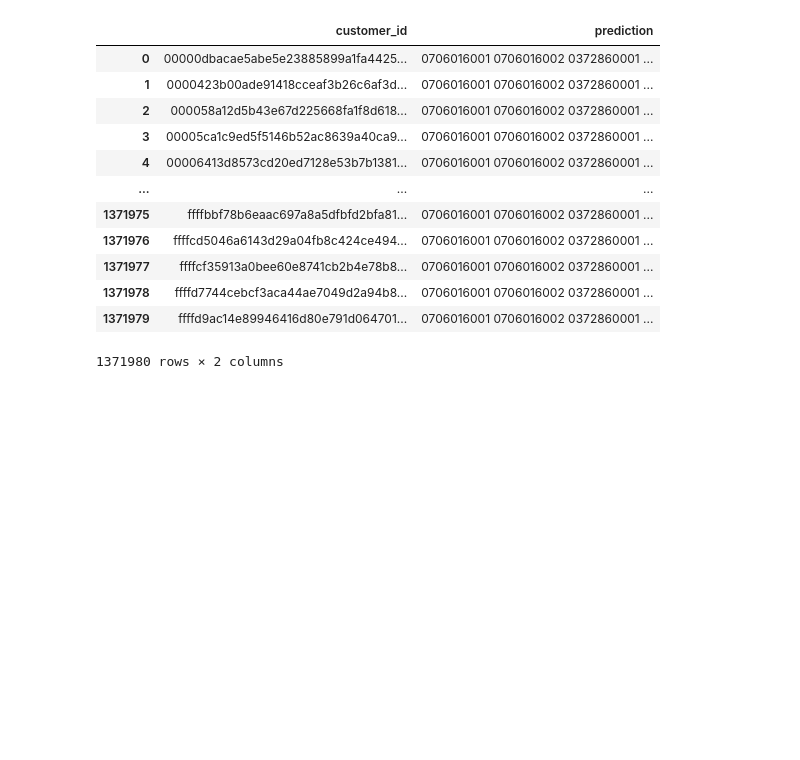
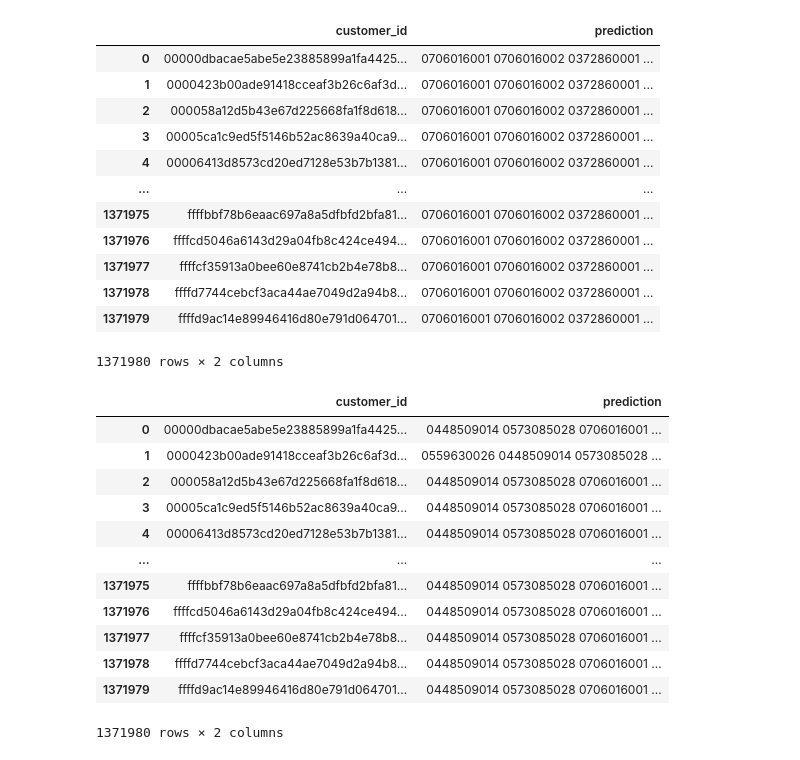
Before and after one commit to treb93/pyhm, a Jupyter notebook: analyse_dataframe.ipynb, the cells around one changed output. Saved outputs shown, nothing was run; the diff lists cells and outputs as text; code cells hidden in the pictures; blank space fills up the shorter version.

```diff
--- a/analyse_dataframe.ipynb
+++ b/analyse_dataframe.ipynb
@@ -265,0 +263,19 @@ for cust_id in tqdm(df_sample_sub['customer_id']):
+# %%
+df_sample_sub['prediction'] = pred_list
+df_sample_sub.to_csv('submission.csv', index=None)
+# %%
+df_sample_sub
+# %% [output]
+|  | customer_id | prediction |
+| 0 | 00000dbacae5abe5e23885899a1fa4425... | 0448509014 0573085028 0706016001 ... |
+| 1 | 0000423b00ade91418cceaf3b26c6af3d... | 0559630026 0448509014 0573085028 ... |
+| 2 | 000058a12d5b43e67d225668fa1f8d618... | 0448509014 0573085028 0706016001 ... |
+| 3 | 00005ca1c9ed5f5146b52ac8639a40ca9... | 0448509014 0573085028 0706016001 ... |
+| 4 | 00006413d8573cd20ed7128e53b7b1381... | 0448509014 0573085028 0706016001 ... |
+| ... | ... | ... |
+| 1371975 | ffffbbf78b6eaac697a8a5dfbfd2bfa81... | 0448509014 0573085028 0706016001 ... |
+| 1371976 | ffffcd5046a6143d29a04fb8c424ce494... | 0448509014 0573085028 0706016001 ... |
+| 1371977 | ffffcf35913a0bee60e8741cb2b4e78b8... | 0448509014 0573085028 0706016001 ... |
+| 1371978 | ffffd7744cebcf3aca44ae7049d2a94b8... | 0448509014 0573085028 0706016001 ... |
+| 1371979 | ffffd9ac14e89946416d80e791d064701... | 0448509014 0573085028 0706016001 ... |
+1371980 rows × 2 columns
```
Also changed, not shown: parts of 1 cell of this notebook.
